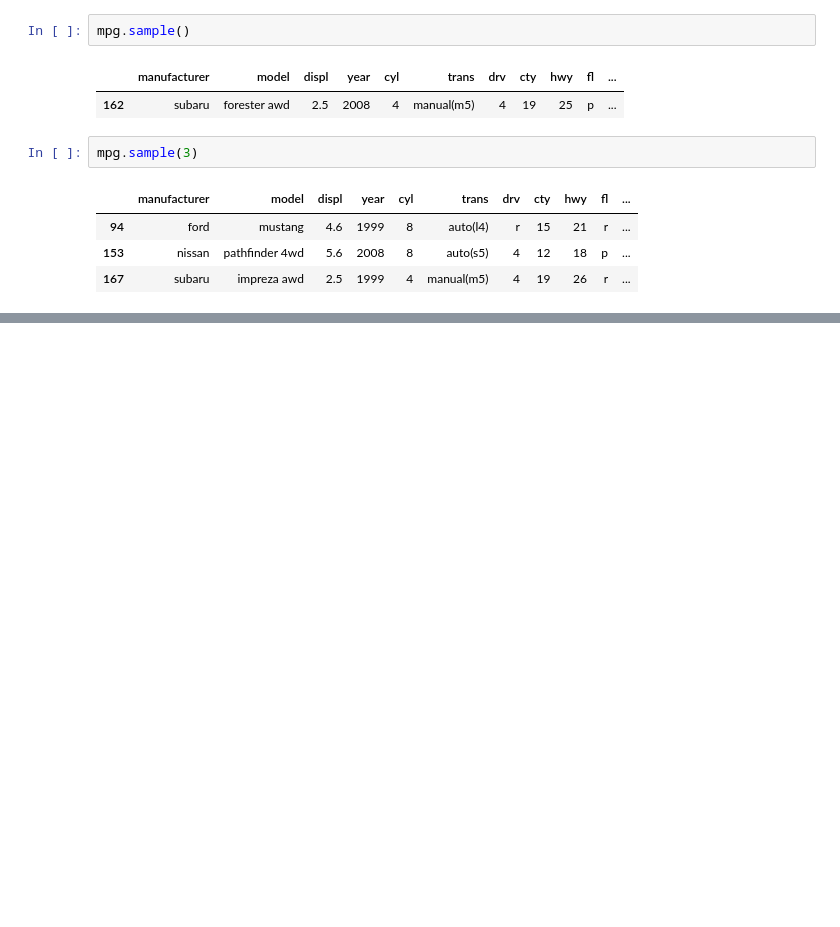
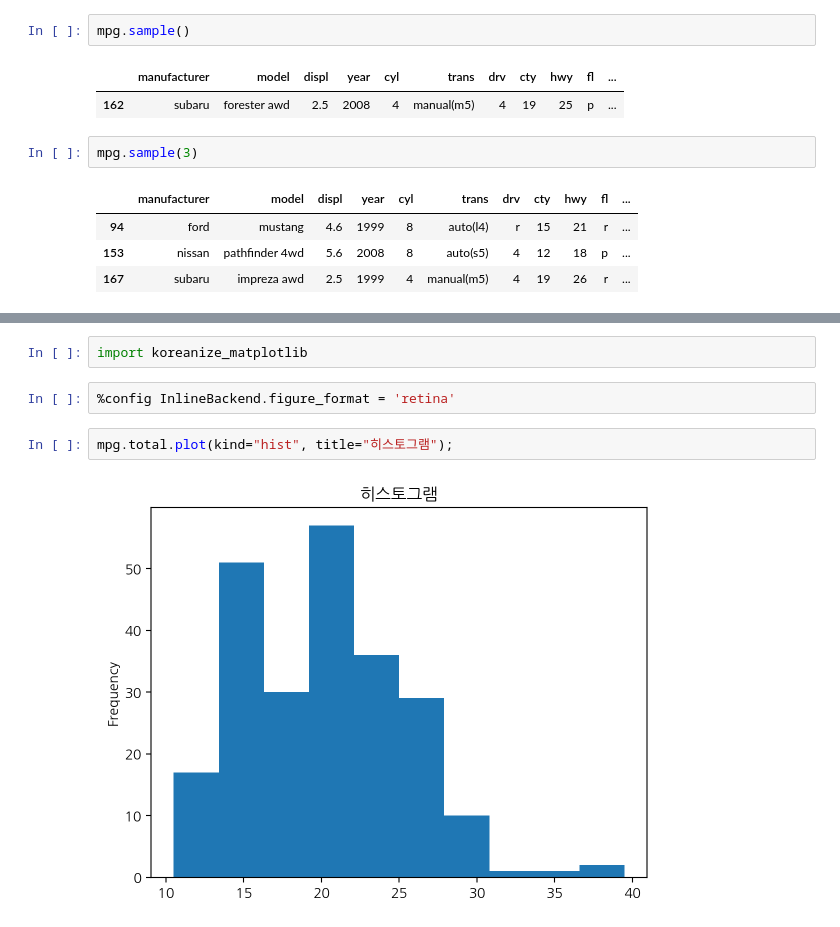
Before and after one commit to jinsumin81/2025-1-myclass-BDA, a Jupyter notebook: inclass/05w_A_mon_0407_easy_ch05_06.ipynb, the cells around one changed output, grey strips where cells are left out. Drawn from its saved outputs; the diff is of its cells as text; blank space fills up the shorter version.

```diff
--- a/inclass/05w_A_mon_0407_easy_ch05_06.ipynb
+++ b/inclass/05w_A_mon_0407_easy_ch05_06.ipynb
@@ -188,0 +261,8 @@ mpg.head()
+# %%
+import koreanize_matplotlib
+# %%
+%config InlineBackend.figure_format = 'retina'
+# %%
+mpg.total.plot(kind="hist", title="히스토그램");
+# %% [output]
+[figure, added]
```
Also changed, not shown: parts of 103 cells of this notebook.
